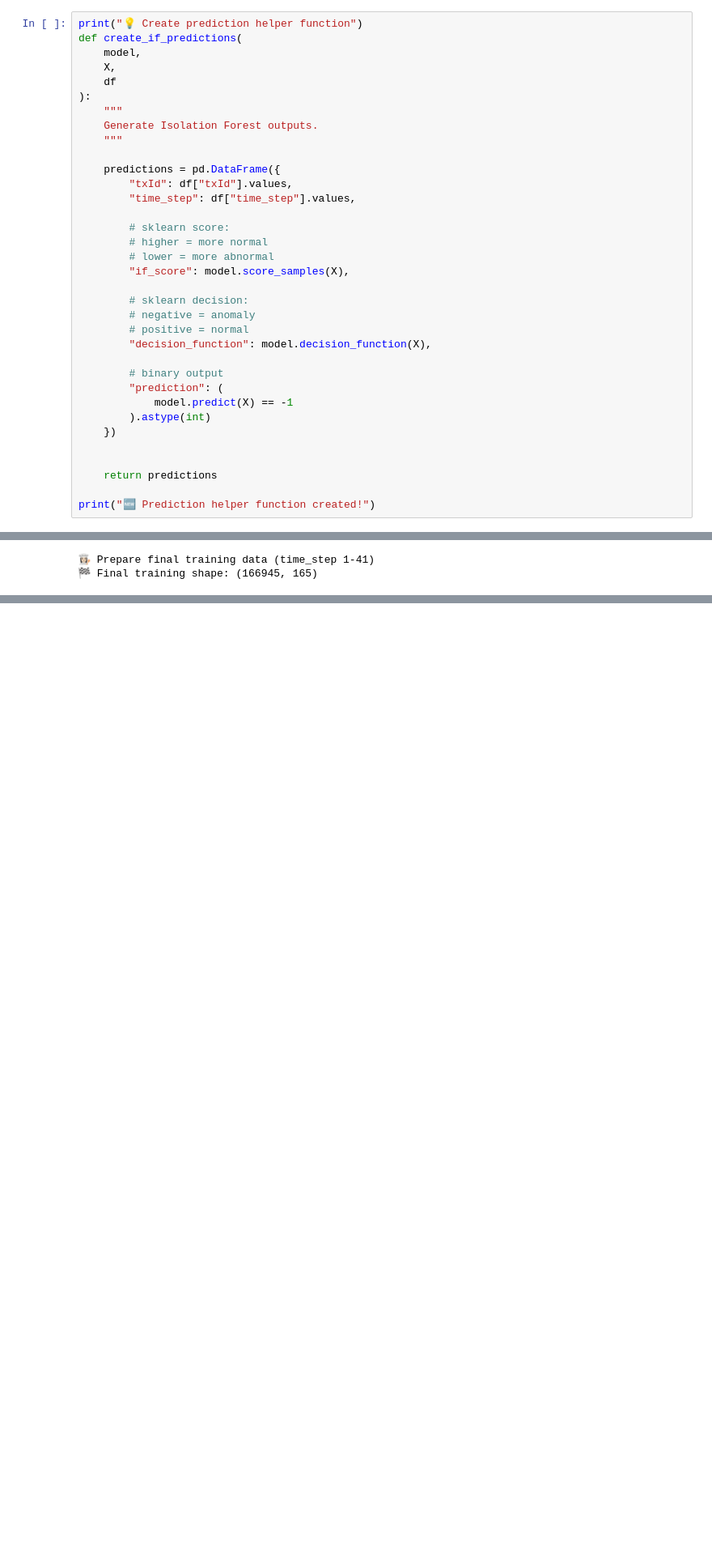
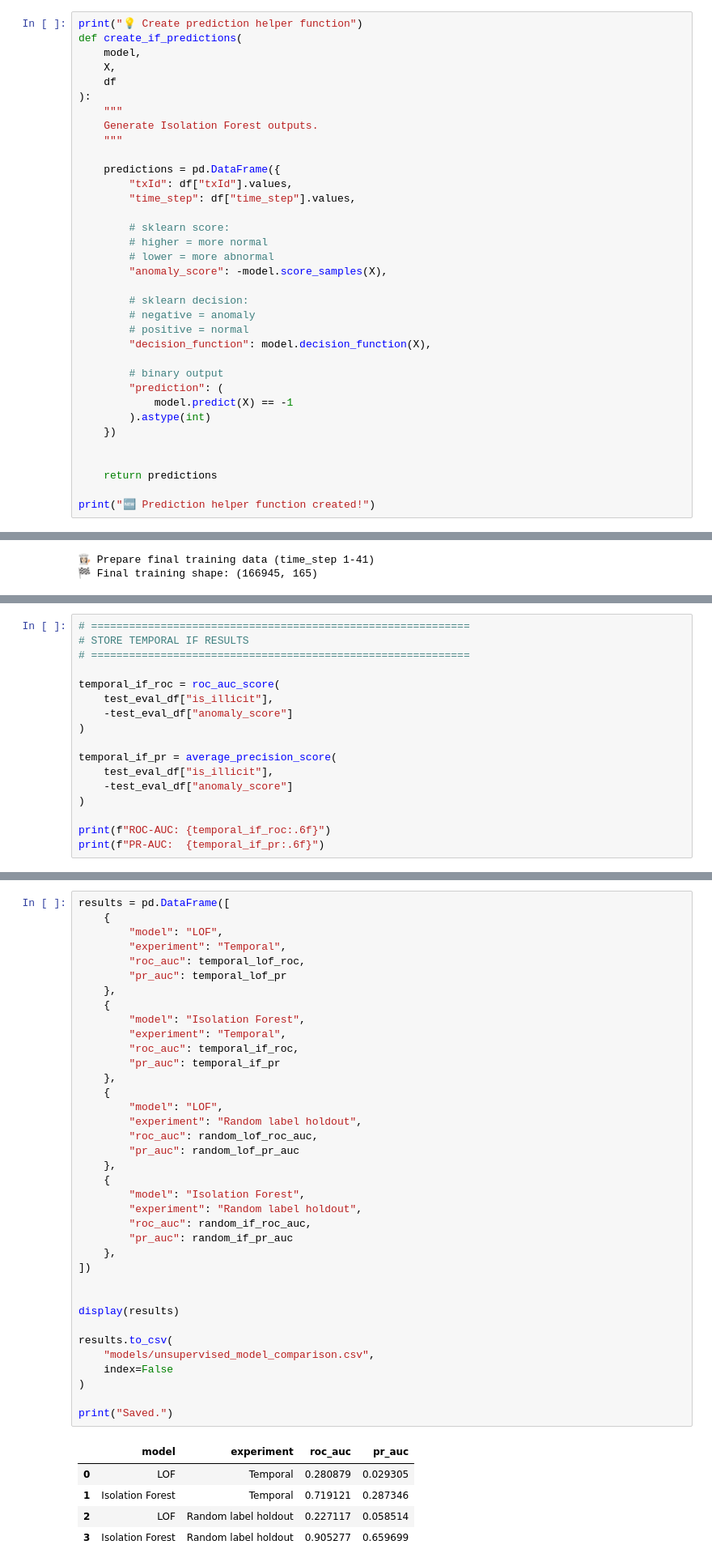
Before and after one commit to IIIAMAH3/AML-Blockchain-Monitoring-System, a Jupyter notebook: notebooks/03_training.ipynb, the cells around one changed output, grey strips where cells are left out. Shown at 81% size. Drawn from its saved outputs; the diff is of its cells as text; blank space fills up the shorter version.

```diff
--- a/notebooks/03_training.ipynb
+++ b/notebooks/03_training.ipynb
@@ -127,7 +593,7 @@ def create_if_predictions(
         # sklearn score:
         # higher = more normal
         # lower = more abnormal
-        "if_score": model.score_samples(X),
+        "anomaly_score": -model.score_samples(X),
 
         # sklearn decision:
         # negative = anomaly
@@ -868,0 +920,17 @@ print(
+# %%
+# ============================================================
+# STORE TEMPORAL IF RESULTS
+# ============================================================
+
+temporal_if_roc = roc_auc_score(
+    test_eval_df["is_illicit"],
+    -test_eval_df["anomaly_score"]
+)
+
+temporal_if_pr = average_precision_score(
+    test_eval_df["is_illicit"],
+    -test_eval_df["anomaly_score"]
+)
+
+print(f"ROC-AUC: {temporal_if_roc:.6f}")
+print(f"PR-AUC:  {temporal_if_pr:.6f}")
@@ -868,0 +940,43 @@ print(
+# %%
+results = pd.DataFrame([
+    {
+        "model": "LOF",
+        "experiment": "Temporal",
+        "roc_auc": temporal_lof_roc,
+        "pr_auc": temporal_lof_pr
+    },
+    {
+        "model": "Isolation Forest",
+        "experiment": "Temporal",
+        "roc_auc": temporal_if_roc,
+        "pr_auc": temporal_if_pr
+    },
+    {
+        "model": "LOF",
+        "experiment": "Random label holdout",
+        "roc_auc": random_lof_roc_auc,
+        "pr_auc": random_lof_pr_auc
+    },
+    {
+        "model": "Isolation Forest",
+        "experiment": "Random label holdout",
+        "roc_auc": random_if_roc_auc,
+        "pr_auc": random_if_pr_auc
+    },
+])
+
+
+display(results)
+
+results.to_csv(
+    "models/unsupervised_model_comparison.csv",
+    index=False
+)
+
+print("Saved.")
+# %% [output]
+|  | model | experiment | roc_auc | pr_auc |
+| 0 | LOF | Temporal | 0.280879 | 0.029305 |
+| 1 | Isolation Forest | Temporal | 0.719121 | 0.287346 |
+| 2 | LOF | Random label holdout | 0.227117 | 0.058514 |
+| 3 | Isolation Forest | Random label holdout | 0.905277 | 0.659699 |
```
Also changed, not shown: parts of 30 cells of this notebook, 15 other files.
